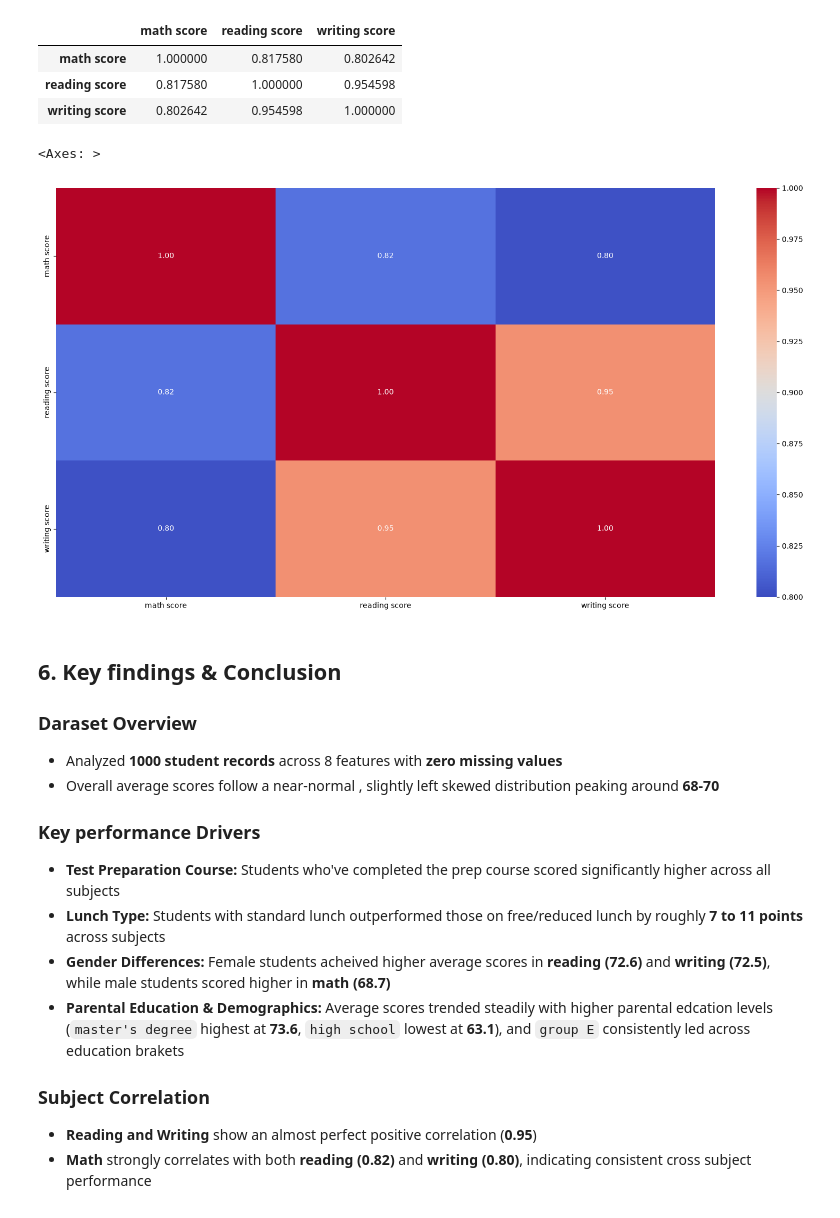
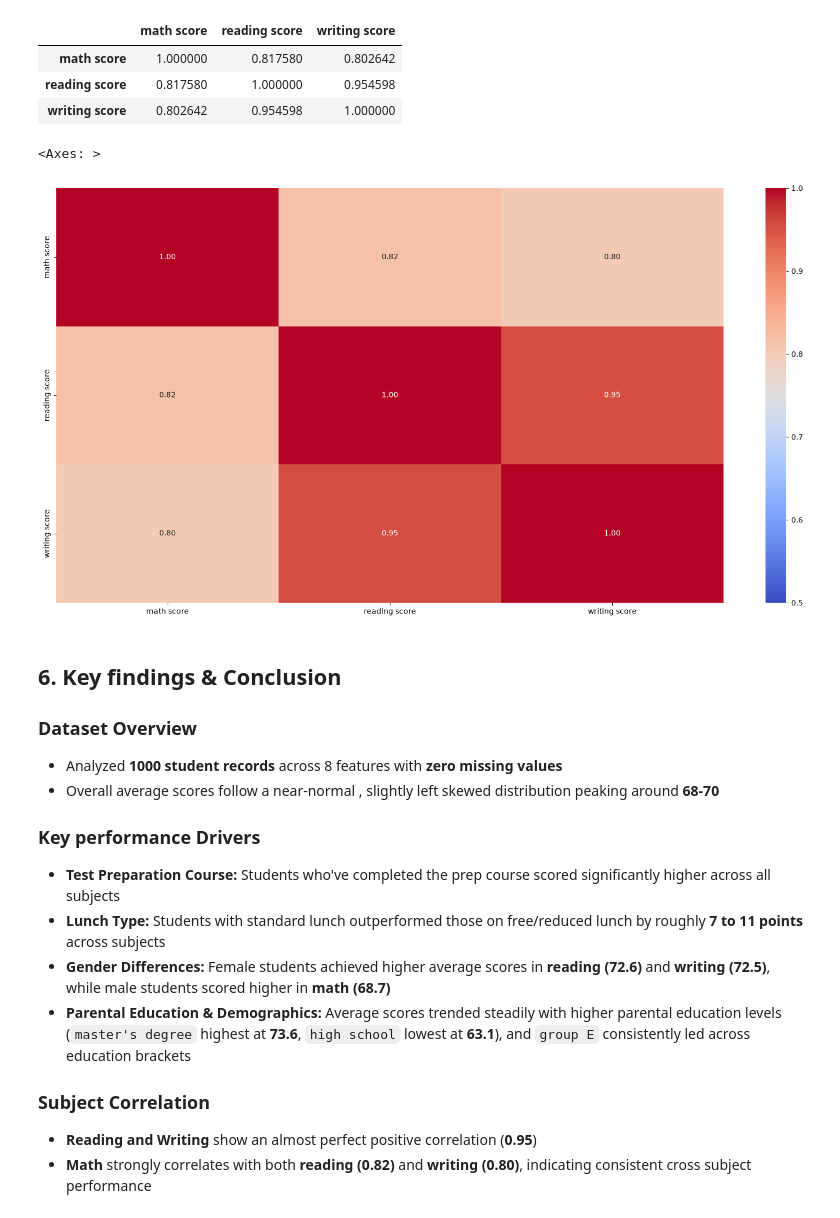
Before and after one commit to pradeepprathibha98-cloud/Data-Analysis-Mini-Projects, a Jupyter notebook: Performance Analysis.ipynb, the cells around one changed output. Drawn from its saved outputs; the diff is of its cells as text; code cells hidden in the pictures.

```diff
--- a/Performance Analysis.ipynb
+++ b/Performance Analysis.ipynb
@@ -181,22 +181,22 @@ df3
 | reading score | 0.817580 | 1.000000 | 0.954598 |
 | writing score | 0.802642 | 0.954598 | 1.000000 |
 # %%
-sns.heatmap(df3, annot = True, cmap = 'coolwarm', fmt = '.2f', vmin = 0.8, vmax = 1)
+sns.heatmap(df3, annot = True, cmap = 'coolwarm', fmt = '.2f', vmin = 0.5, vmax = 1)
 # %% [output]
 <Axes: >
-[figure, old version]
+[figure, new version]
 # %% [markdown]
 ## 6. Key findings & Conclusion
 
-### Daraset Overview
+### Dataset Overview
 - Analyzed **1000 student records** across 8 features with **zero missing values**
 - Overall average scores follow a near-normal , slightly left skewed distribution peaking around **68-70**
 
 ### Key performance Drivers
 - **Test Preparation Course:** Students who've completed the prep course scored significantly higher across all subjects
 - **Lunch Type:** Students with standard lunch outperformed those on free/reduced lunch by roughly **7 to 11 points** across subjects
-- **Gender Differences:** Female students acheived higher average scores in **reading (72.6)** and **writing (72.5)**, while male students scored higher in **math (68.7)**
-- **Parental Education & Demographics:** Average scores trended steadily with higher parental edcation levels (`master's degree` highest at **73.6**, `high school` lowest at **63.1**), and `group E` consistently led across education brakets
+- **Gender Differences:** Female students achieved higher average scores in **reading (72.6)** and **writing (72.5)**, while male students scored higher in **math (68.7)**
+- **Parental Education & Demographics:** Average scores trended steadily with higher parental education levels (`master's degree` highest at **73.6**, `high school` lowest at **63.1**), and `group E` consistently led across education brackets
 
 ### Subject Correlation
 - **Reading and Writing** show an almost perfect positive correlation (**0.95**)
```
